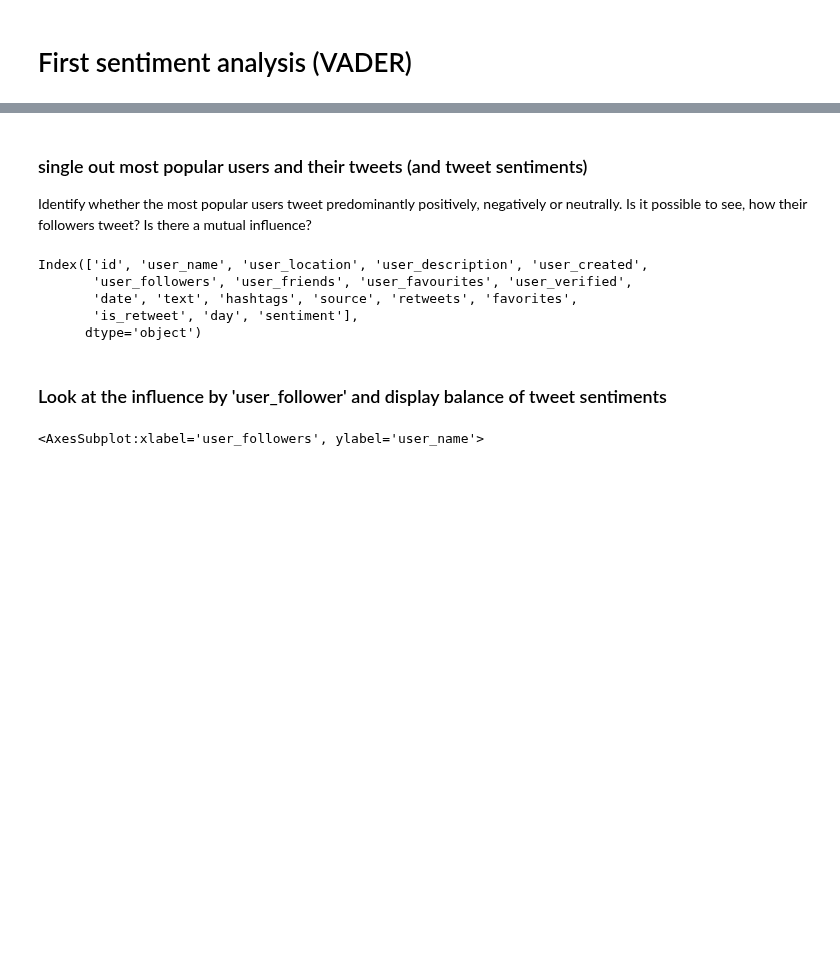
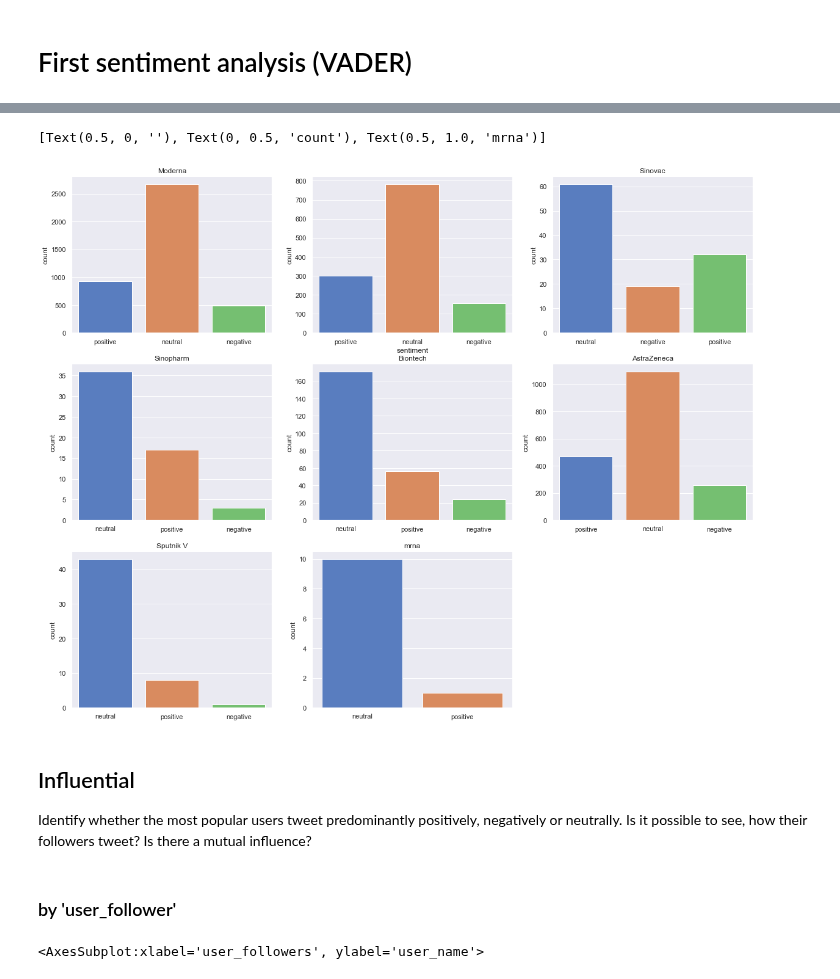
Before and after one commit to BiBa-01/Capstone_Covid, a Jupyter notebook: TweetsEDA.ipynb, the cells around one changed output, grey strips where cells are left out. Cells and saved outputs as stored; diff of their text form; code cells hidden in the pictures; blank space fills up the shorter version.

```diff
--- a/TweetsEDA.ipynb
+++ b/TweetsEDA.ipynb
@@ -589,0 +634,5 @@ dtype: int64
+# %%
+df_tweety_vaccs = pd.concat([df_tweety, hasht_bool], axis=1)
+df_tweety_vaccs = df_tweety_vaccs.drop(['id', 'user_location', 'user_description', 'user_created',
+       'user_followers', 'user_friends', 'user_favourites', 'hashtags', 'user_verified', 'source', 'is_retweet',
+       'date'], axis=1)
@@ -718,3 +771,4 @@ for i in scores:
         sentiment.append('neutral')
 
 df_tweety['sentiment']=pd.Series(np.array(sentiment))
+df_tweety_vaccs['sentiment']=pd.Series(np.array(sentiment))
@@ -723,19 +827,43 @@ df_tweety['sentiment']=pd.Series(np.array(sentiment))
+# %%
+plt.figure(figsize = (20, 16))
+
+plt.subplot(3, 3, 1)
+ax = sns.countplot(x='sentiment',data=df_vacc)
+ax.set(xlabel='', ylabel='count', title='Vaccine')
+plt.subplot(3, 3, 2)
+sns.countplot(x='sentiment',data=df_moderna)
+ax.set(xlabel='', ylabel='count', title='Moderna')
+plt.subplot(3, 3, 3)
+ax = sns.countplot(x='sentiment',data=df_sinovac)
+ax.set(xlabel='', ylabel='count', title='Sinovac')
+
+plt.subplot(3, 3, 4)
+ax = sns.countplot(x='sentiment',data=df_sinopharm)
+ax.set(xlabel='', ylabel='count', title='Sinopharm')
+plt.subplot(3, 3, 5)
+ax = sns.countplot(x='sentiment',data=df_biontech)
+ax.set(xlabel='', ylabel='count', title='Biontech')
+plt.subplot(3, 3, 6)
+ax = sns.countplot(x='sentiment',data=df_astrazeneca)
+ax.set(xlabel='', ylabel='count', title='AstraZeneca')
+
+plt.subplot(3, 3, 7)
+ax = sns.countplot(x='sentiment',data=df_sputnik)
+ax.set(xlabel='', ylabel='count', title='Sputnik V')
+plt.subplot(3, 3, 8)
+ax = sns.countplot(x='sentiment',data=df_mrna)
+ax.set(xlabel='', ylabel='count', title='mrna')
+# %% [output]
+[Text(0.5, 0, ''), Text(0, 0.5, 'count'), Text(0.5, 1.0, 'mrna')]
+[figure, added]
 # %% [markdown]
-### single out most popular users and their tweets (and tweet sentiments)
+## Influential
 
 Identify whether the most popular users tweet predominantly positively, negatively or neutrally. Is it possible to see, how their followers tweet? Is there a mutual influence?
-# %%
-df_tweety.columns
-# %% [output]
-Index(['id', 'user_name', 'user_location', 'user_description', 'user_created',
-       'user_followers', 'user_friends', 'user_favourites', 'user_verified',
-       'date', 'text', 'hashtags', 'source', 'retweets', 'favorites',
-       'is_retweet', 'day', 'sentiment'],
-      dtype='object')
 # %%
 twinfluence1 = df_tweety.sort_values("user_followers", ascending=False)
-# %% [markdown]
-### Look at the influence by 'user_follower' and display balance of tweet sentiments
+# %% [markdown]
+### by 'user_follower'
 # %%
 f, ax = plt.subplots(figsize=(15, 20))
 sns.barplot(x='user_followers', y='user_name', orient='h', color='b', data=twinfluence1[['user_name', 'user_followers']][:400])
```
Also changed, not shown: parts of 33 cells of this notebook.
